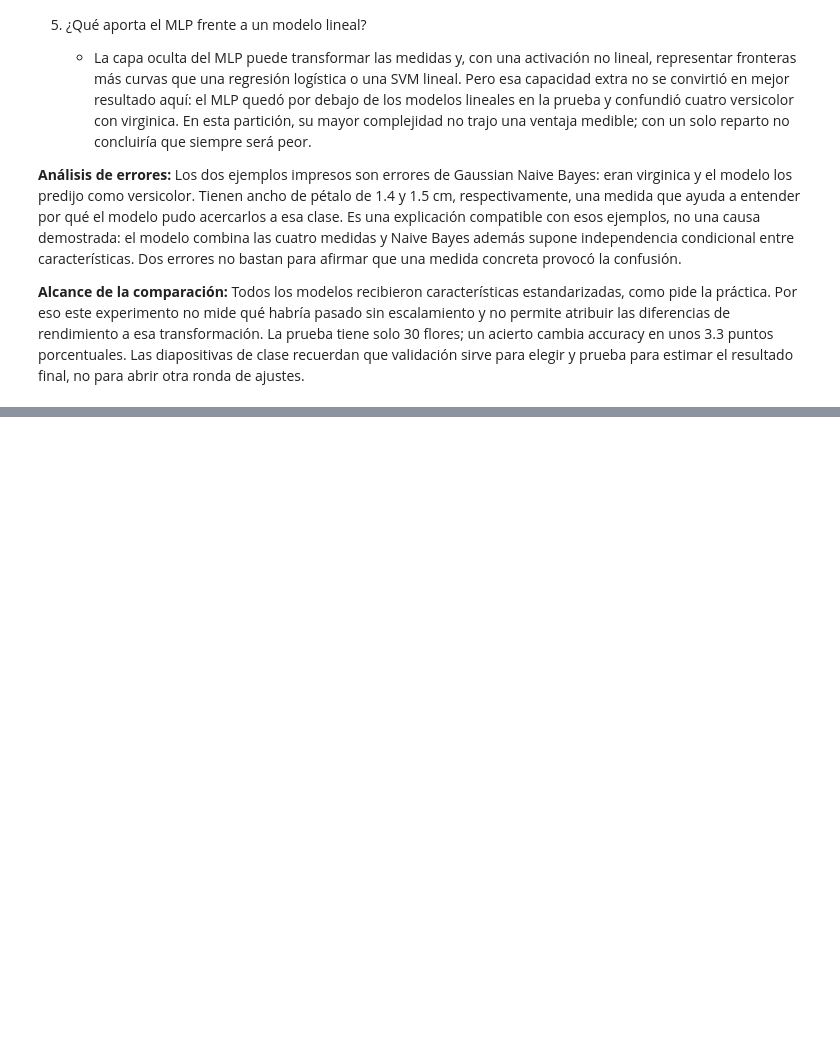
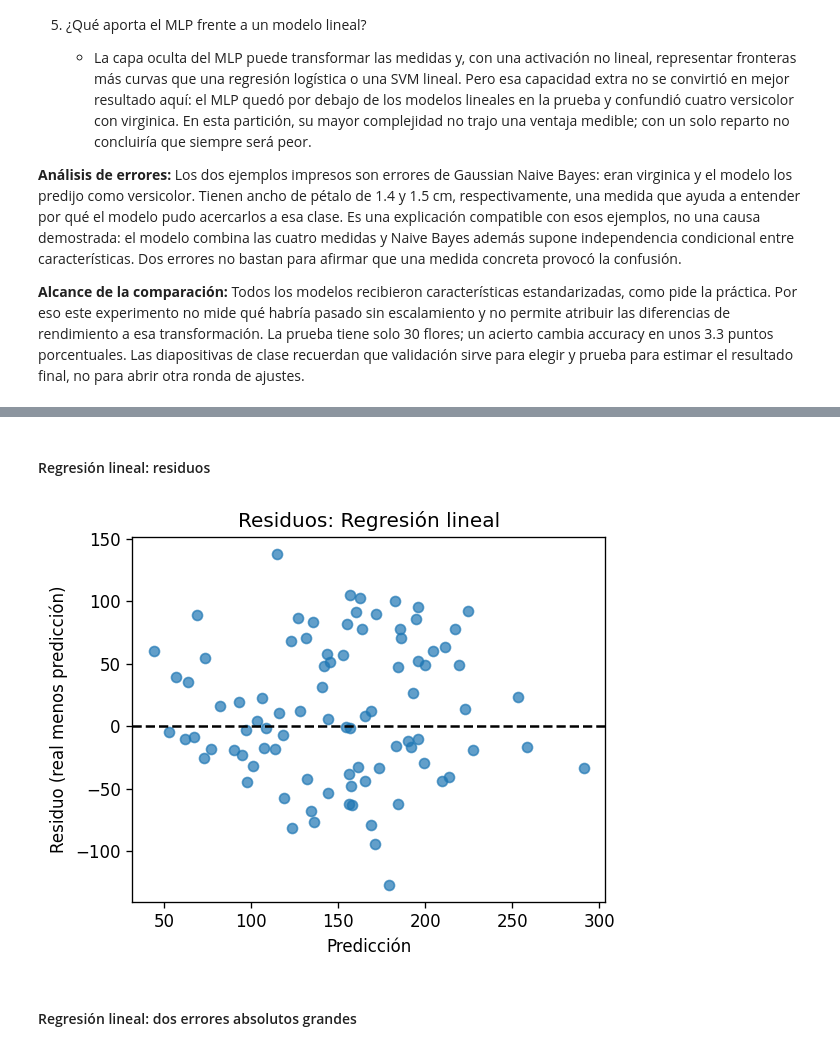
Before and after one commit to Vladimirjon/IR_26B, a Jupyter notebook: notebooks/01_revml.ipynb, the cells around one changed output, grey strips where cells are left out. Saved outputs shown, nothing was run; the diff lists cells and outputs as text; code cells hidden in the pictures; blank space fills up the shorter version.

```diff
--- a/notebooks/01_revml.ipynb
+++ b/notebooks/01_revml.ipynb
@@ -1018,0 +1843,16 @@ Aquí explica qué significan los resultados usando conceptos de Machine Learnin
+# %% [markdown]
+#### Regresión lineal: residuos
+# %%
+linear_residuals = y_reg_test.to_numpy() - linear_test_prediction
+fig, axis = plt.subplots(figsize=(5, 4))
+axis.scatter(linear_test_prediction, linear_residuals, alpha=0.7)
+axis.axhline(0, linestyle="--", color="black")
+axis.set_xlabel("Predicción")
+axis.set_ylabel("Residuo (real menos predicción)")
+axis.set_title("Residuos: Regresión lineal")
+plt.tight_layout()
+plt.show()
+# %% [output]
+[figure, added]
+# %% [markdown]
+#### Regresión lineal: dos errores absolutos grandes
```
Also changed, not shown: parts of 81 cells of this notebook.
